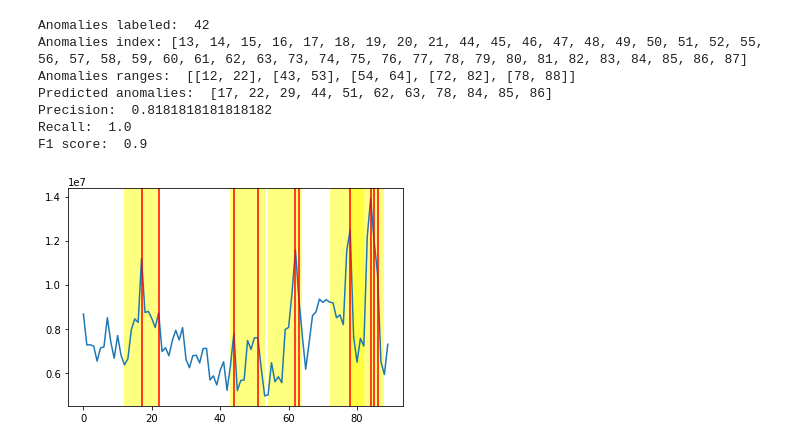
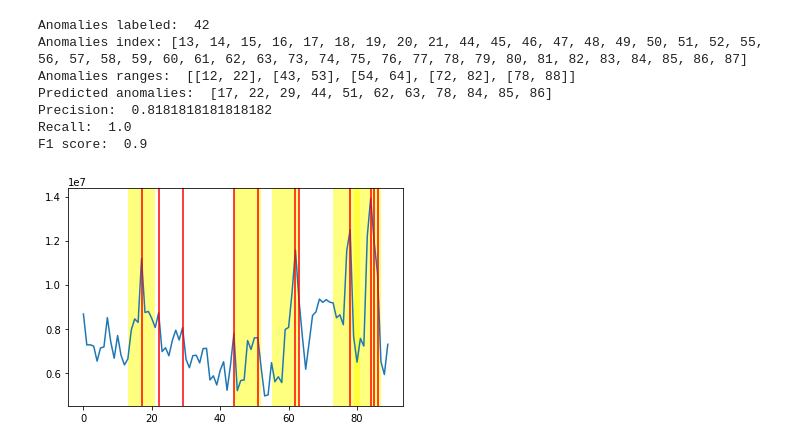
Before and after one commit to davidciria/tma-prediction-tool, a Jupyter notebook: python_notebooks/lstm_model.ipynb, the cells around one changed output. Drawn from its saved outputs; the diff is of its cells as text; code cells hidden in the pictures.

```diff
--- a/python_notebooks/lstm_model.ipynb
+++ b/python_notebooks/lstm_model.ipynb
@@ -419,11 +419,11 @@ F1 score:  0.9
 # %%
 plt.plot(validation_set.values)
 for s, e in list(anomaly_ranges):
   # plt.axvline(x=s, color="red")
   # plt.axvline(x=e, color="red")
-  plt.axvspan(s, e, facecolor='yellow', alpha=0.5)
+  plt.axvspan(s+1, e-1, facecolor='yellow', alpha=0.5)
 for i in list(predicted_anomalies):
   plt.axvline(x=i, color="red")
 plt.show()
 # %% [output]
-[figure, old version]
+[figure, new version]
```
Also changed, not shown: parts of 2 cells of this notebook.
